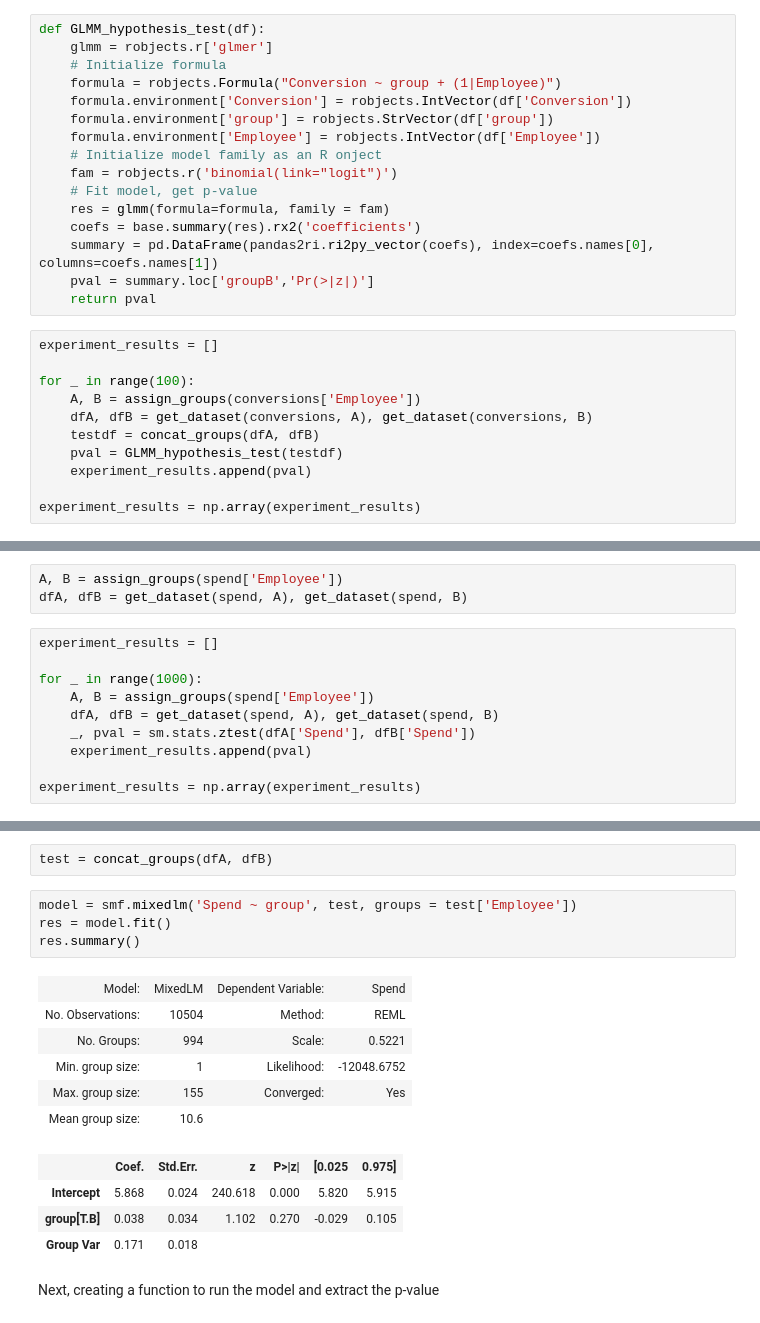
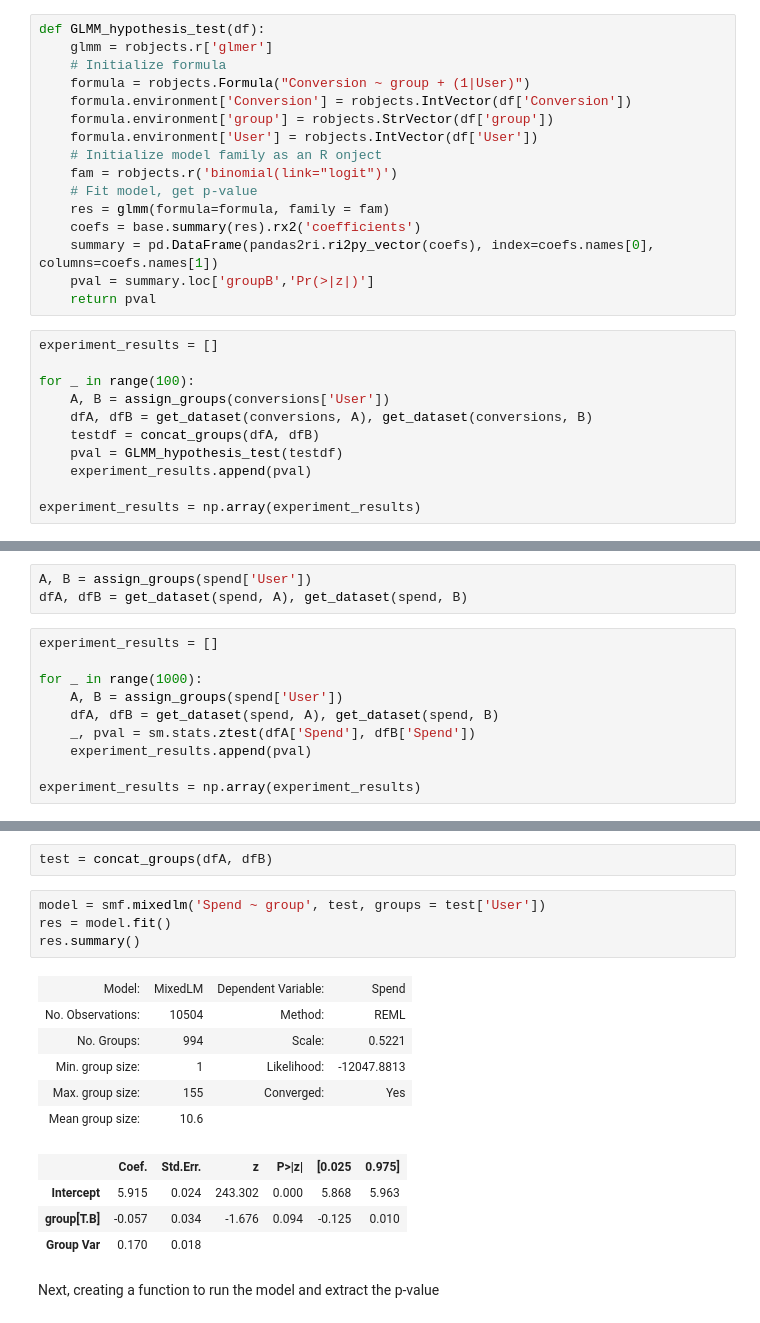
Before and after one commit to kylejcaron/MixedModel_Hypothesis_Testing, a Jupyter notebook: correlated_observations.ipynb, the cells around one changed output, grey strips where cells are left out. Cells and saved outputs as stored; diff of their text form.

```diff
--- a/correlated_observations.ipynb
+++ b/correlated_observations.ipynb
@@ -274,10 +272,10 @@ Let's run our simulation again, using this hypothesis test
 def GLMM_hypothesis_test(df):
     glmm = robjects.r['glmer']
     # Initialize formula
-    formula = robjects.Formula("Conversion ~ group + (1|Employee)")
+    formula = robjects.Formula("Conversion ~ group + (1|User)")
     formula.environment['Conversion'] = robjects.IntVector(df['Conversion'])
     formula.environment['group'] = robjects.StrVector(df['group'])
-    formula.environment['Employee'] = robjects.IntVector(df['Employee'])
+    formula.environment['User'] = robjects.IntVector(df['User'])
     # Initialize model family as an R onject
     fam = robjects.r('binomial(link="logit")')
     # Fit model, get p-value
@@ -290,7 +288,7 @@ def GLMM_hypothesis_test(df):
 experiment_results = []
 
 for _ in range(100):
-    A, B = assign_groups(conversions['Employee'])
+    A, B = assign_groups(conversions['User'])
     dfA, dfB = get_dataset(conversions, A), get_dataset(conversions, B)
     testdf = concat_groups(dfA, dfB)
     pval = GLMM_hypothesis_test(testdf)
@@ -339,13 +337,13 @@ spend['Spend'] = log_transform(spend['Spend'])
 # %% [markdown]
 Let's simulate 1000 A/B tests again (the wrong way)
 # %%
-A, B = assign_groups(spend['Employee'])
+A, B = assign_groups(spend['User'])
 dfA, dfB = get_dataset(spend, A), get_dataset(spend, B)
 # %%
 experiment_results = []
 
 for _ in range(1000):
-    A, B = assign_groups(spend['Employee'])
+    A, B = assign_groups(spend['User'])
     dfA, dfB = get_dataset(spend, A), get_dataset(spend, B)
     _, pval = sm.stats.ztest(dfA['Spend'], dfB['Spend'])
     experiment_results.append(pval)
@@ -362,20 +360,20 @@ Let's repeat our previous process and fit a Mixed Effect Model, however this tim
 # %%
 test = concat_groups(dfA, dfB)
 # %%
-model = smf.mixedlm('Spend ~ group', test, groups = test['Employee'])
+model = smf.mixedlm('Spend ~ group', test, groups = test['User'])
 res = model.fit()
 res.summary()
 # %% [output]
 | Model: | MixedLM | Dependent Variable: | Spend |
 | No. Observations: | 10504 | Method: | REML |
 | No. Groups: | 994 | Scale: | 0.5221 |
-| Min. group size: | 1 | Likelihood: | -12048.6752 |
+| Min. group size: | 1 | Likelihood: | -12047.8813 |
 | Max. group size: | 155 | Converged: | Yes |
 | Mean group size: | 10.6 |  |  |
 |  | Coef. | Std.Err. | z | P>|z| | [0.025 | 0.975] |
-| Intercept | 5.868 | 0.024 | 240.618 | 0.000 | 5.820 | 5.915 |
-| group[T.B] | 0.038 | 0.034 | 1.102 | 0.270 | -0.029 | 0.105 |
-| Group Var | 0.171 | 0.018 |  |  |  |  |
+| Intercept | 5.915 | 0.024 | 243.302 | 0.000 | 5.868 | 5.963 |
+| group[T.B] | -0.057 | 0.034 | -1.676 | 0.094 | -0.125 | 0.010 |
+| Group Var | 0.170 | 0.018 |  |  |  |  |
 # %% [markdown]
 Next, creating a function to run the model and extract the p-value
 # %%
```
Also changed, not shown: parts of 25 cells of this notebook, 2 other files.
